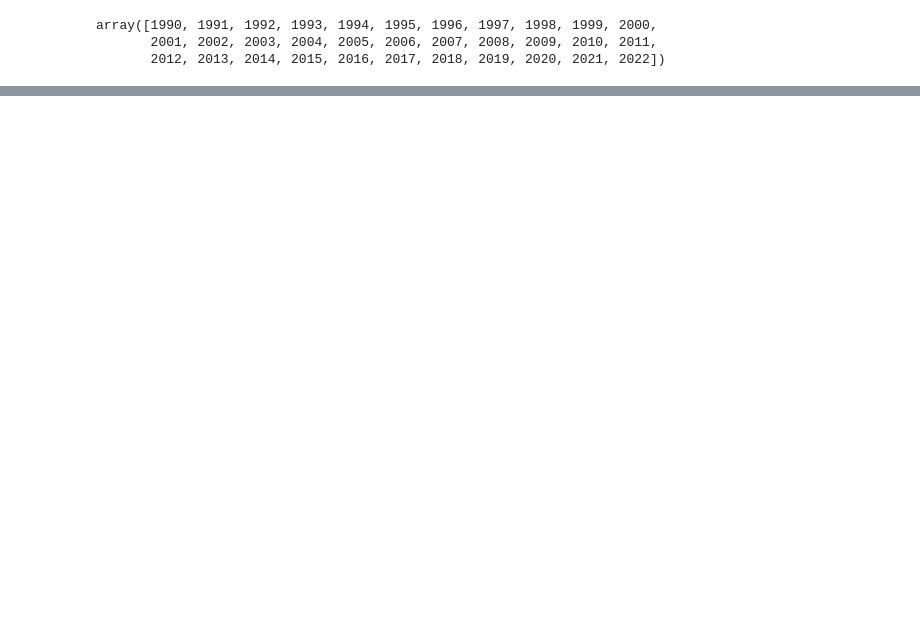
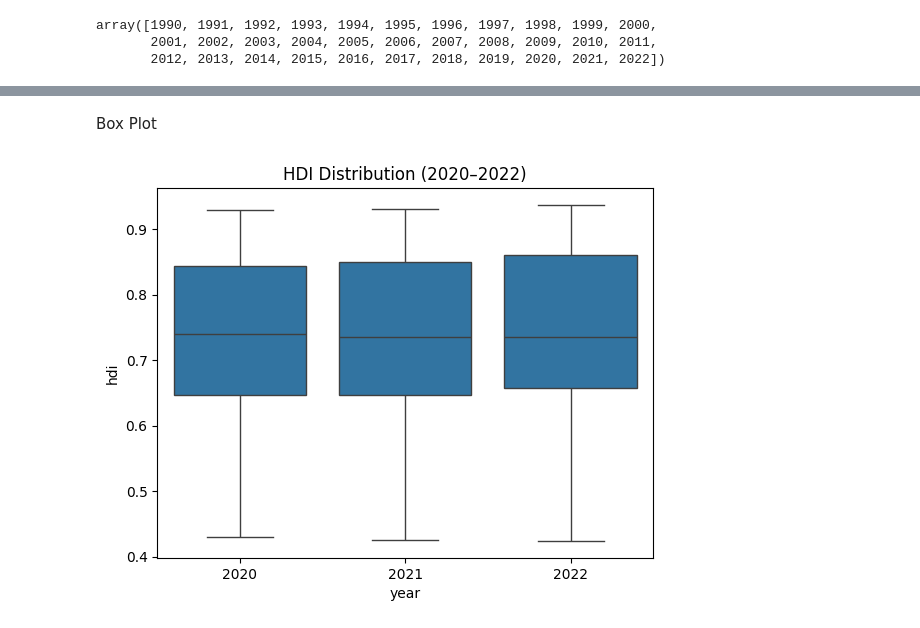
Before and after one commit to np03cs4a240010-collab/Ai, a Jupyter notebook: WLVID_dilliramankhadka.ipynb, the cells around one changed output, grey strips where cells are left out. Drawn from its saved outputs; the diff is of its cells as text; code cells hidden in the pictures; blank space fills up the shorter version.

```diff
--- a/WLVID_dilliramankhadka.ipynb
+++ b/WLVID_dilliramankhadka.ipynb
@@ -30,0 +180,5 @@ hdi_2022_df = df[df['year'] == 2022]
+# %%
+hdi_1b.replace(["NA", "–"], np.nan, inplace=True)
+hdi_1b['hdi'] = pd.to_numeric(hdi_1b['hdi'], errors='coerce')
+hdi_1b.dropna(subset=['hdi','country','year'], inplace=True)
+hdi_1b.drop_duplicates(inplace=True)
@@ -30,0 +246,8 @@ hdi_2022_df = df[df['year'] == 2022]
+# %% [markdown]
+Box Plot
+# %%
+sns.boxplot(data=hdi_1b, x='year', y='hdi')
+plt.title("HDI Distribution (2020–2022)")
+plt.show()
+# %% [output]
+[figure, added]
```
Also changed, not shown: parts of 50 cells of this notebook.
